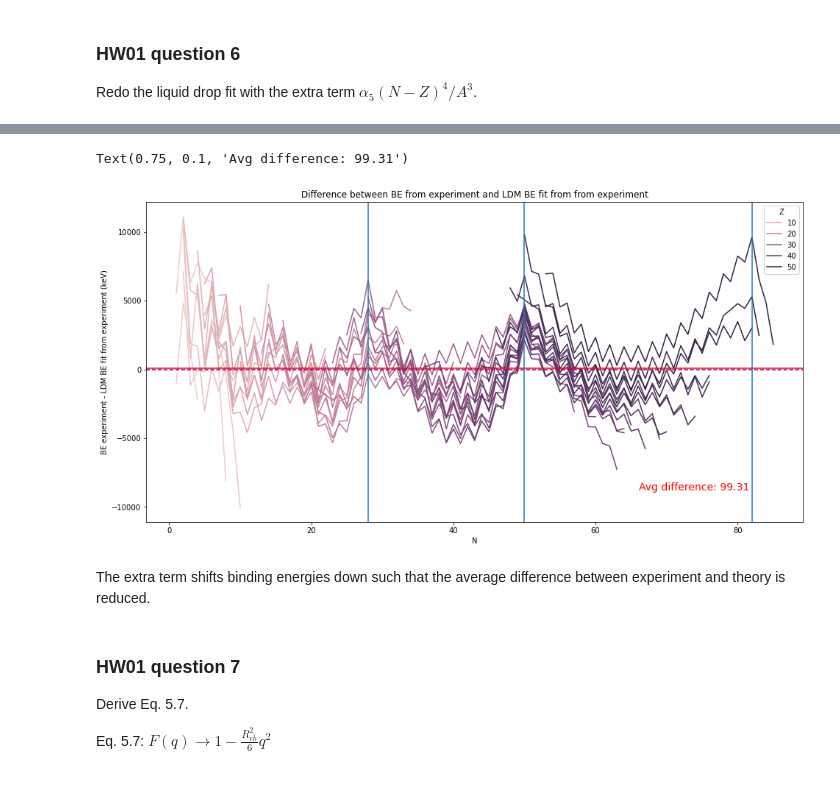
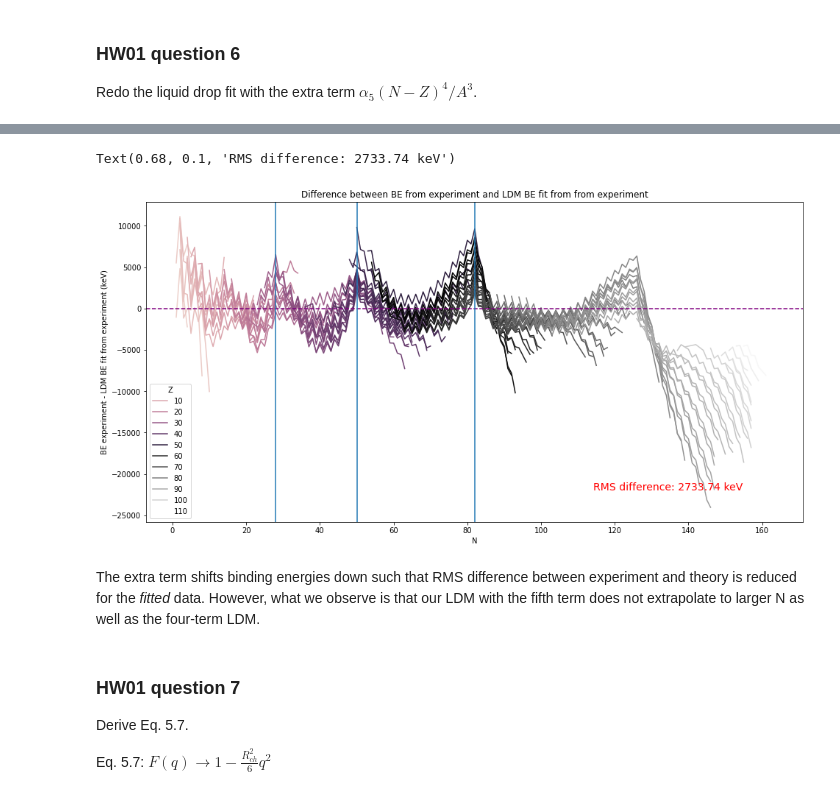
Before and after one commit to davis9ja/phy_981_nuclear_structure, a Jupyter notebook: hw01/hw01.ipynb, the cells around one changed output, grey strips where cells are left out. Cells and saved outputs as stored; diff of their text form; code cells hidden in the pictures.

```diff
--- a/hw01/hw01.ipynb
+++ b/hw01/hw01.ipynb
@@ -213,14 +257,16 @@ y_pred = ldm(x_data, *popt)
 # %%
 fig = plt.figure(figsize=(16,8))
 sns.lineplot(x=x_data['N'], y=y_data-y_pred, hue=x_data['Z'])
+sns.lineplot(x=x_data_extrap['N'], y=y_data_extrap-y_pred_extrap, hue=x_data_extrap['Z'], palette='gray')
+
 plt.ylabel('BE experiment - LDM BE fit from experiment (keV)')
 plt.title('Difference between BE from experiment and LDM BE fit from from experiment')
 plt.axhline(0, color='purple', linestyle='--')
-plt.axhline(np.mean(y_data-y_pred), color='red')
-for N in [28, 50, 82]:
+# plt.axhline(RMS_dev, color='red')
+for N in [28, 50, 82, 126]:
     plt.axvline(N)
-plt.text(0.73, 0.6,
-         'Avg difference: {:0.2f}'.format(np.mean(y_data-y_pred)),
+plt.text(0.68, 0.6,
+         'RMS difference: {:0.2f} keV'.format(RMS_dev),
          color='red',
          fontsize=14,
          transform=fig.axes[0].transAxes)
@@ -234,6 +284,6 @@ Redo the liquid drop fit with the extra term $\alpha_5(N − Z)^4 /A^3$.
 # %%
 # Same procedure as question 5, but editing function to extra term
-def ldm(x, a, b, c, d):
+def ldm_4(x, a, b, c, d):
     Z = x['Z']
     N = x['N']
     A = Z + N
@@ -247,6 +297,14 @@ fit_data = binding_df[(abs(binding_df['error BE (keV)']) < 100) &
 x_data = fit_data[['Z', 'N']]
 y_data = fit_data['BE (keV)']
 
-popt, pcov = curve_fit(ldm, x_data, y_data)
+popt, pcov = curve_fit(ldm_4, x_data, y_data)
+perr = np.sqrt(np.diag(pcov))
 
-y_pred = ldm(x_data, *popt)
+y_pred = ldm_4(x_data, *popt)
+
+RMS_dev = np.sqrt(np.mean((y_data-y_pred)**2))
+
+for i, p in enumerate(popt):
+    print(u"p{:d} = {:d} \u00B1 {:d} keV".format(i, int(p), int(perr[i])))
+
+print('chi-squared = {:0.2f}'.format(sum(((y_data-y_pred)**2/(y_err+RMS_dev)**2))))
@@ -253,22 +327,35 @@ y_pred = ldm(x_data, *popt)
+# %%
+# Here we extrapolate predictions to Z > 50
+
+extrap_data = binding_df[(abs(binding_df['error BE (keV)']) < 100) &
+                          (binding_df['Z'] > 50)].reset_index()
+#                           (binding_df['N'] < 200)].reset_index()
+
+x_data_extrap = extrap_data[['Z', 'N']]
+y_data_extrap = extrap_data['BE (keV)']
+
+y_pred_extrap = ldm_4(x_data_extrap, *popt)
 # %%
 fig = plt.figure(figsize=(16,8))
 sns.lineplot(x=x_data['N'], y=y_data-y_pred, hue=x_data['Z'])
+sns.lineplot(x=x_data_extrap['N'], y=y_data_extrap-y_pred_extrap, hue=x_data_extrap['Z'], palette='gray')
+
 plt.ylabel('BE experiment - LDM BE fit from experiment (keV)')
 plt.title('Difference between BE from experiment and LDM BE fit from from experiment')
 plt.axhline(0, color='purple', linestyle='--')
-plt.axhline(np.mean(y_data-y_pred), color='red')
+# plt.axhline(np.mean(y_data-y_pred), color='red')
 for N in [28, 50, 82]:
     plt.axvline(N)
-plt.text(0.75, 0.1,
-         'Avg difference: {:0.2f}'.format(np.mean(y_data-y_pred)),
+plt.text(0.68, 0.1,
+         'RMS difference: {:0.2f} keV'.format(RMS_dev),
          color='red',
          fontsize=14,
          transform=fig.axes[0].transAxes)
 # %% [output]
-Text(0.75, 0.1, 'Avg difference: 99.31')
+Text(0.68, 0.1, 'RMS difference: 2733.74 keV')
-[figure, old version]
+[figure, new version]
 # %% [markdown]
-The extra term shifts binding energies down such that the average difference between experiment and theory is reduced.
+The extra term shifts binding energies down such that RMS difference between experiment and theory is reduced for the *fitted* data. However, what we observe is that our LDM with the fifth term does not extrapolate to larger N as well as the four-term LDM.
 # %% [markdown]
 ### HW01 question 7
 
```
Also changed, not shown: parts of 17 cells of this notebook.
